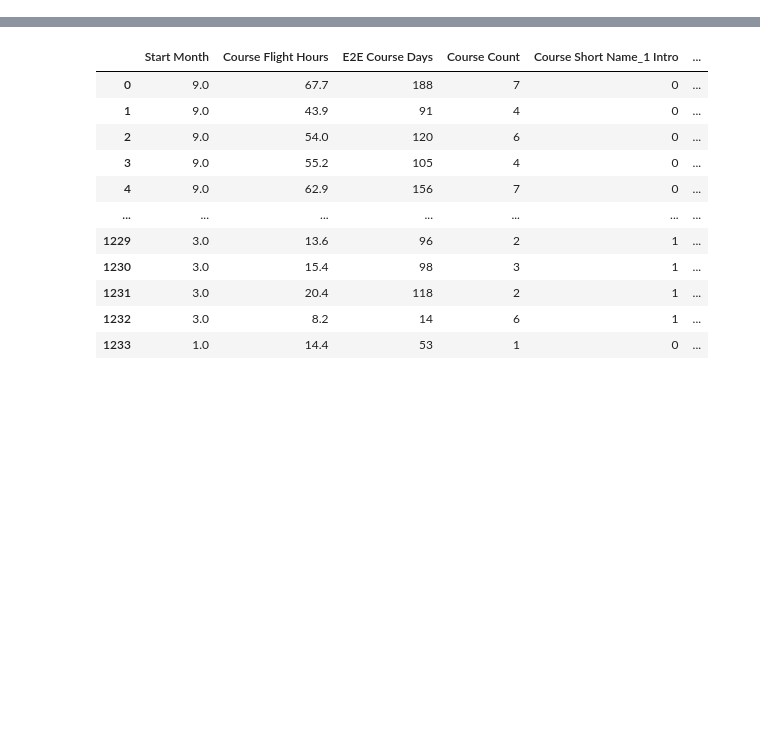
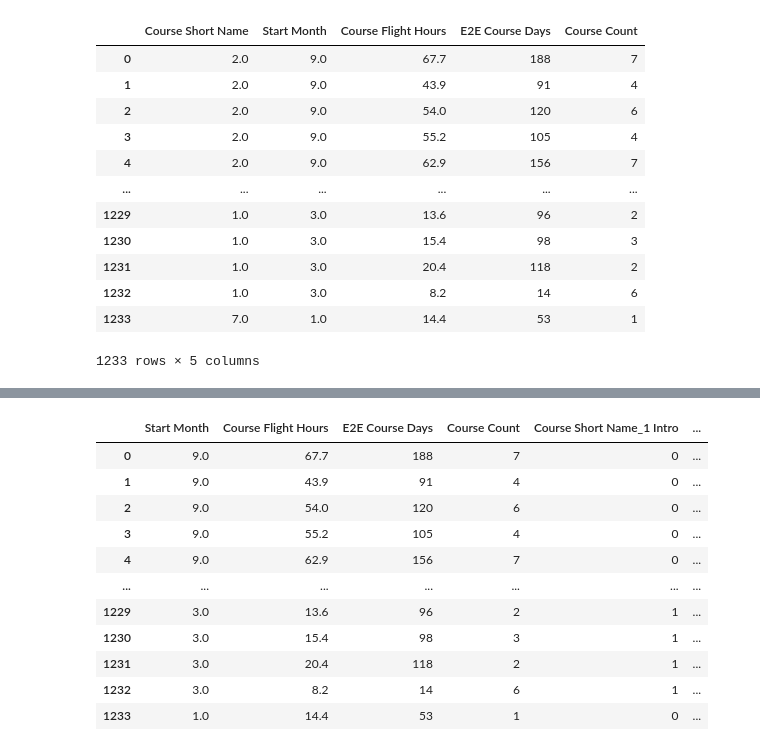
Before and after one commit to JakeRose689/Pilot-Success, a Jupyter notebook: Linear Modeling.ipynb, the cells around one changed output, grey strips where cells are left out. Drawn from its saved outputs; the diff is of its cells as text; code cells hidden in the pictures; blank space fills up the shorter version.

```diff
--- a/Linear Modeling.ipynb
+++ b/Linear Modeling.ipynb
@@ -9,3 +15,23 @@ from sklearn.preprocessing import StandardScaler, MinMaxScaler, LabelEncoder
 file = 'cleaned_data.csv'
 df = pd.read_csv(file)
 df.dropna(inplace=True)
+# %%
+#BS
+df['Course Short Name']=df['Course Short Name'].str[:1].astype('float64')
+# %%
+df2 = df
+df2
+# %% [output]
+|  | Course Short Name | Start Month | Course Flight Hours | E2E Course Days | Course Count |
+| 0 | 2.0 | 9.0 | 67.7 | 188 | 7 |
+| 1 | 2.0 | 9.0 | 43.9 | 91 | 4 |
+| 2 | 2.0 | 9.0 | 54.0 | 120 | 6 |
+| 3 | 2.0 | 9.0 | 55.2 | 105 | 4 |
+| 4 | 2.0 | 9.0 | 62.9 | 156 | 7 |
+| ... | ... | ... | ... | ... | ... |
+| 1229 | 1.0 | 3.0 | 13.6 | 96 | 2 |
+| 1230 | 1.0 | 3.0 | 15.4 | 98 | 3 |
+| 1231 | 1.0 | 3.0 | 20.4 | 118 | 2 |
+| 1232 | 1.0 | 3.0 | 8.2 | 14 | 6 |
+| 1233 | 7.0 | 1.0 | 14.4 | 53 | 1 |
+1233 rows × 5 columns
```
Also changed, not shown: parts of 5 cells of this notebook.
